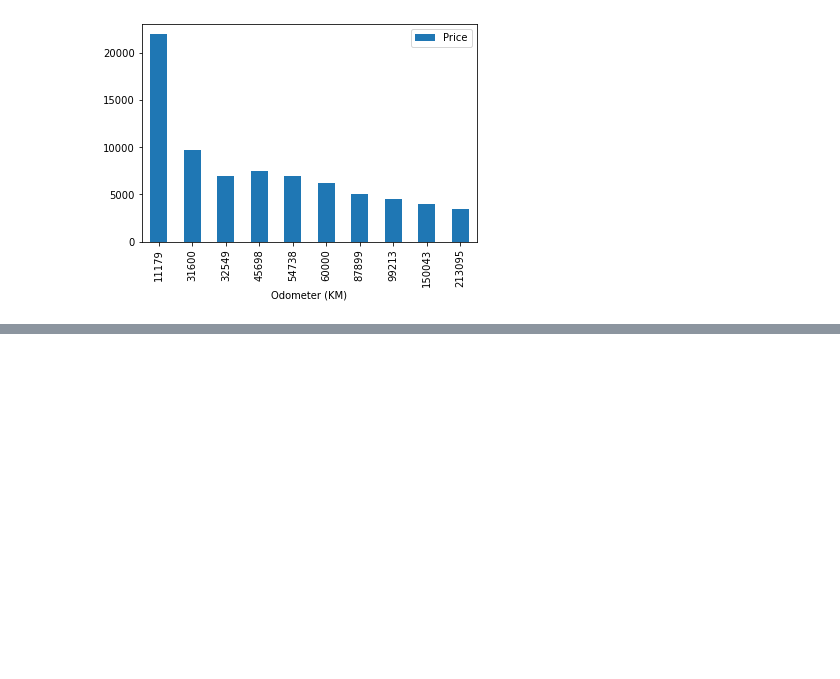
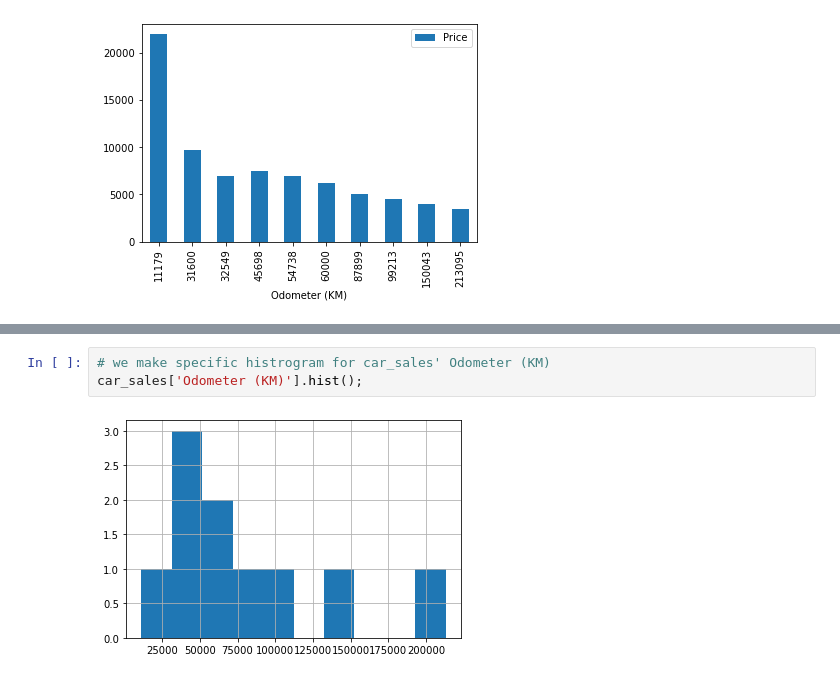
Before and after one commit to m00racle/zero-to-mastery-ml, a Jupyter notebook: section-2-data-science-and-ml-tools/TRIAL-PLOT-PANDAS.ipynb, the cells around one changed output, grey strips where cells are left out. Drawn from its saved outputs; the diff is of its cells as text; blank space fills up the shorter version.

```diff
--- a/section-2-data-science-and-ml-tools/TRIAL-PLOT-PANDAS.ipynb
+++ b/section-2-data-science-and-ml-tools/TRIAL-PLOT-PANDAS.ipynb
@@ -145,0 +244,5 @@ car_sales.sort_values(by="Odometer (KM)").plot(x='Odometer (KM)', y='Price', kin
+# %%
+# we make specific histrogram for car_sales' Odometer (KM)
+car_sales['Odometer (KM)'].hist();
+# %% [output]
+[figure, added]
```
Also changed, not shown: parts of 20 cells of this notebook, 1 other file.
